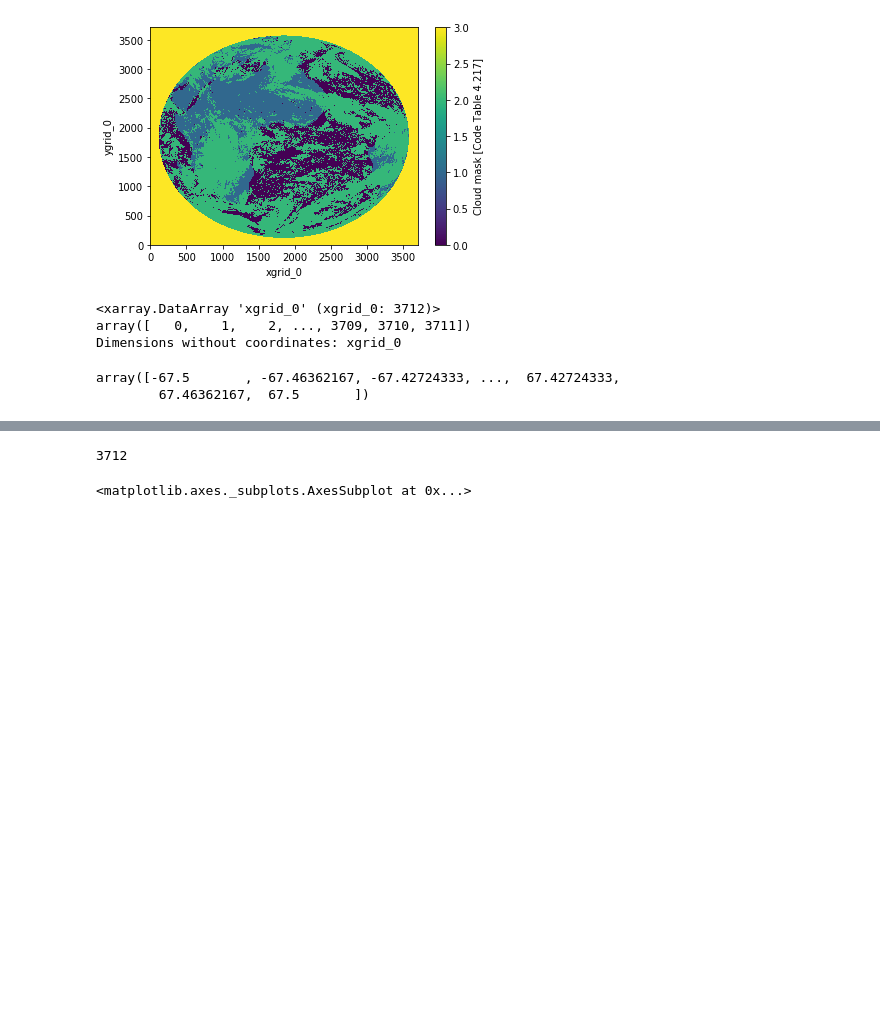
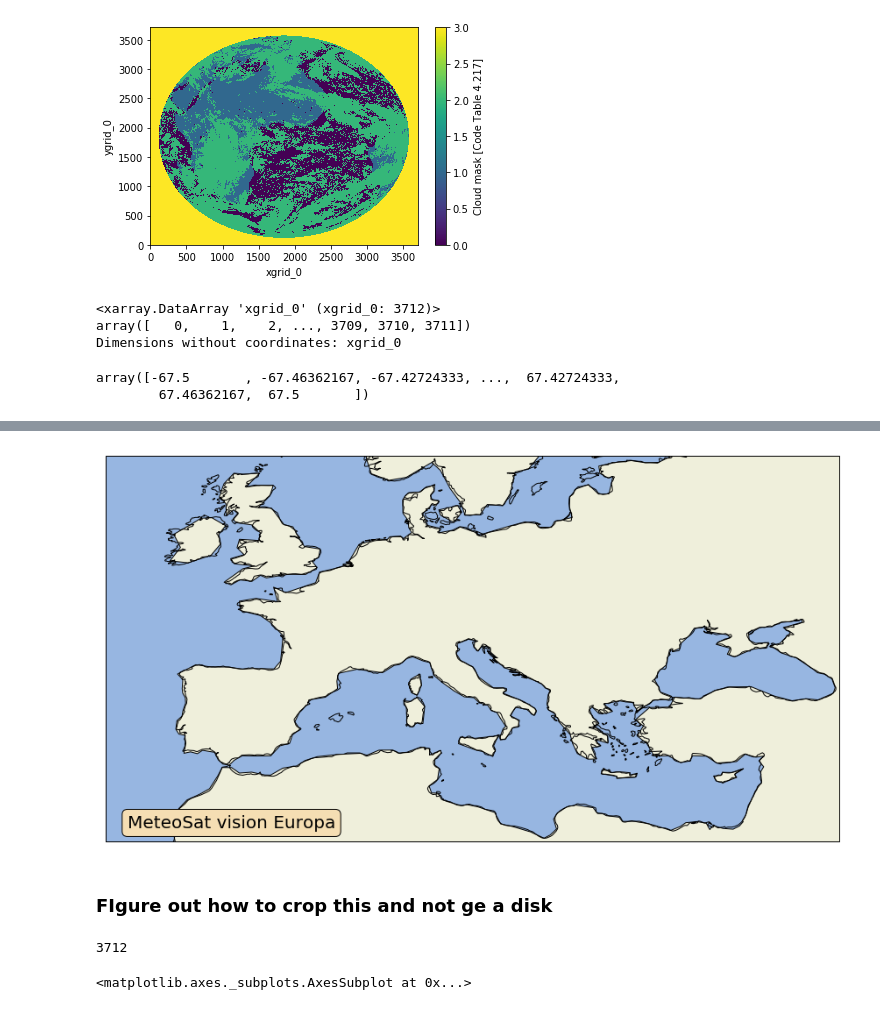
Before and after one commit to hannasv/ms, a Jupyter notebook: notebooks/ReadingSateliteData.ipynb, the cells around one changed output, grey strips where cells are left out. Drawn from its saved outputs; the diff is of its cells as text; code cells hidden in the pictures; blank space fills up the shorter version.

```diff
--- a/notebooks/ReadingSateliteData.ipynb
+++ b/notebooks/ReadingSateliteData.ipynb
@@ -68,3 +109,32 @@ array([-67.5       , -67.46362167, -67.42724333, ...,  67.42724333,
+# %%
+import cartopy as cp
+def plot_map(lat = (30,60), lon = (-15,42), path = "maps/",
+    title = "MeteoSat vision Europa", filename = "MeteoSat_vision_Europa.png"):
+    """
+    Plot map defined by lat lon, default Europe.
+    Path should be to lagringshotell, don't save png's on git ...
+    """
+    plt.figure(figsize = (15,15))
+    ax = plt.axes(projection = ccrs.PlateCarree())
+
+    ax.add_feature(cp.feature.OCEAN, zorder=0)
+    ax.add_feature(cp.feature.LAND, zorder=0, edgecolor='black')
+    ax.coastlines(resolution='50m')
+    ax.set_extent([lon[0], lon[1], lat[0], lat[1]], ccrs.PlateCarree())
+
+    props = dict(boxstyle='round', facecolor='wheat', alpha=1.)
+
+    ax.text(0.03, 0.07, "MeteoSat vision Europa", transform=ax.transAxes, fontsize=20,
+            verticalalignment='top', bbox=props)
+
+    #plt.savefig(path + filename, bbox_inces = "thight")
+    plt.show()
+# %%
+plot_map()
+# %% [output]
+[figure, added]
+# %% [markdown]
+### FIgure out how to crop this and not ge a disk
 # %%
 d = data['p260537'].values
 # %%
```
Also changed, not shown: parts of 9 cells of this notebook, 2 other files.
